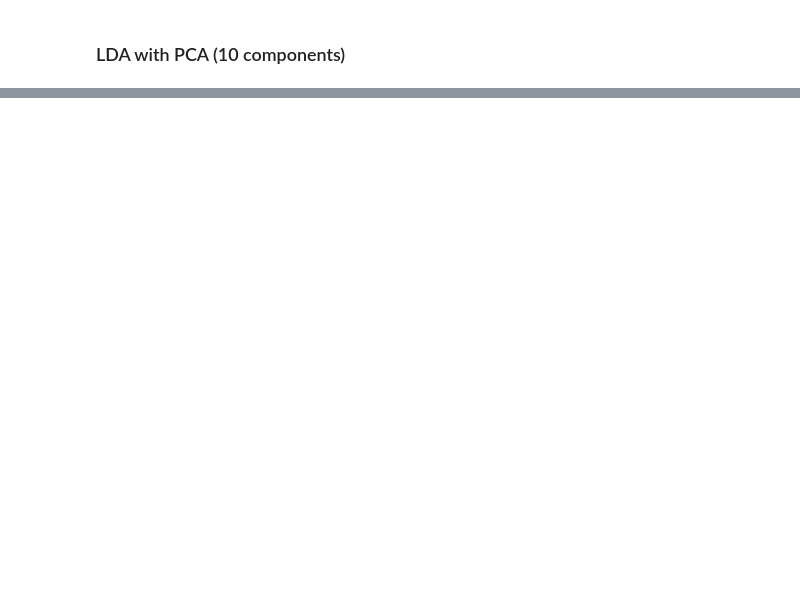
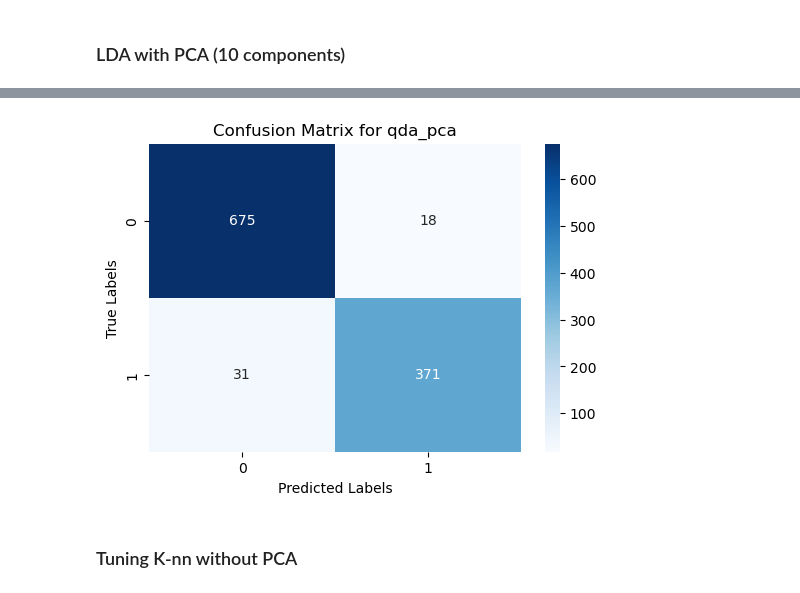
Before and after one commit to NeuralWave42/ST443-Project, a Jupyter notebook: task1.ipynb, the cells around one changed output, grey strips where cells are left out. Saved outputs shown, nothing was run; the diff lists cells and outputs as text; code cells hidden in the pictures; blank space fills up the shorter version.

```diff
--- a/task1.ipynb
+++ b/task1.ipynb
@@ -1288,0 +468,14 @@ final_results
+# %%
+qda_pca_model = ModelPipeline(
+    model=QuadraticDiscriminantAnalysis(),
+    name="qda_pca",
+    standardize=True,
+    with_pca=True,
+    n_pca_components=10  # Set number of PCA components
+)
+
+qda_pca_model.create_pipeline()
+
+qda_pca_model.set_params({
+    f"qda_pca__{key.split('__')[1]}": value for key, value in qda_model.best_params.items() if "__" in key
+})
@@ -1288,0 +486,8 @@ final_results
+# %%
+confusion = qda_pca_model.results["Confusion Matrix"]
+labels = sorted(np.unique(y_test))
+plot_confusion_matrix(confusion, labels, title=f"Confusion Matrix for {qda_pca_model.name}")
+# %% [output]
+[figure, added]
+# %% [markdown]
+### Tuning K-nn without PCA
```
Also changed, not shown: parts of 167 cells of this notebook, 12 other files.
